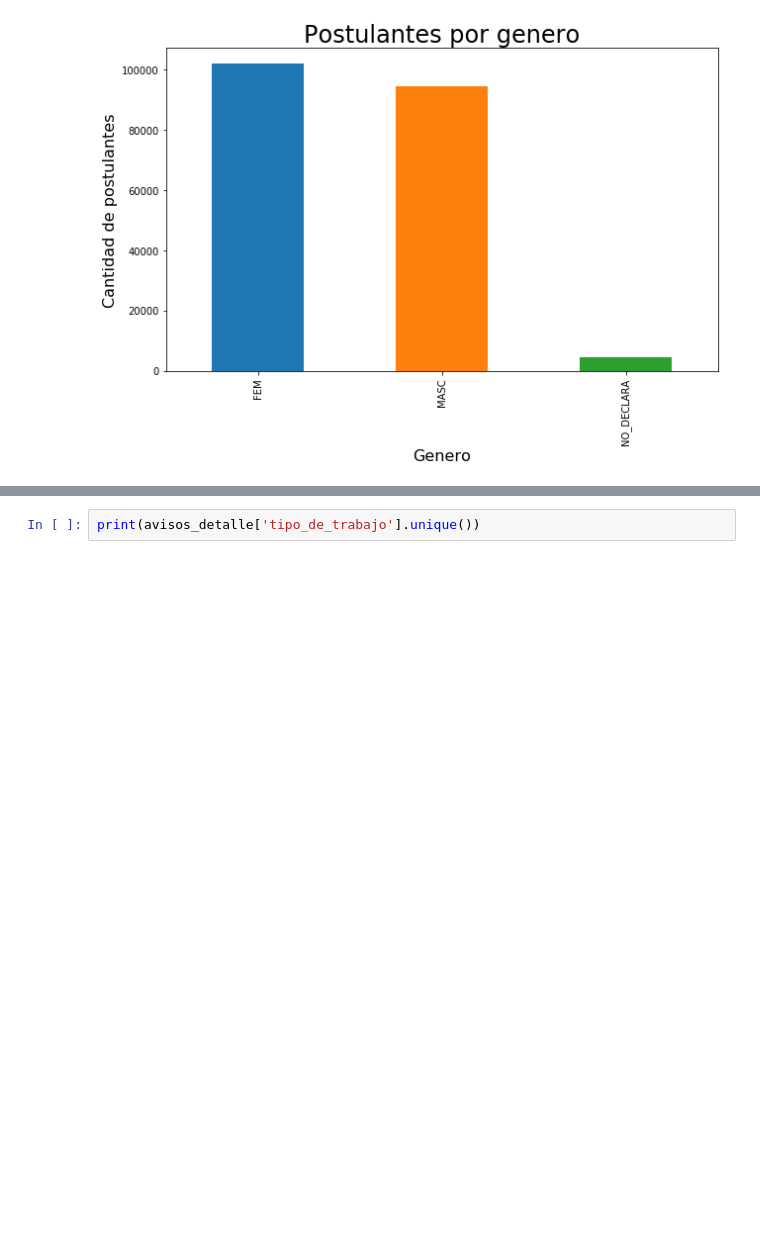
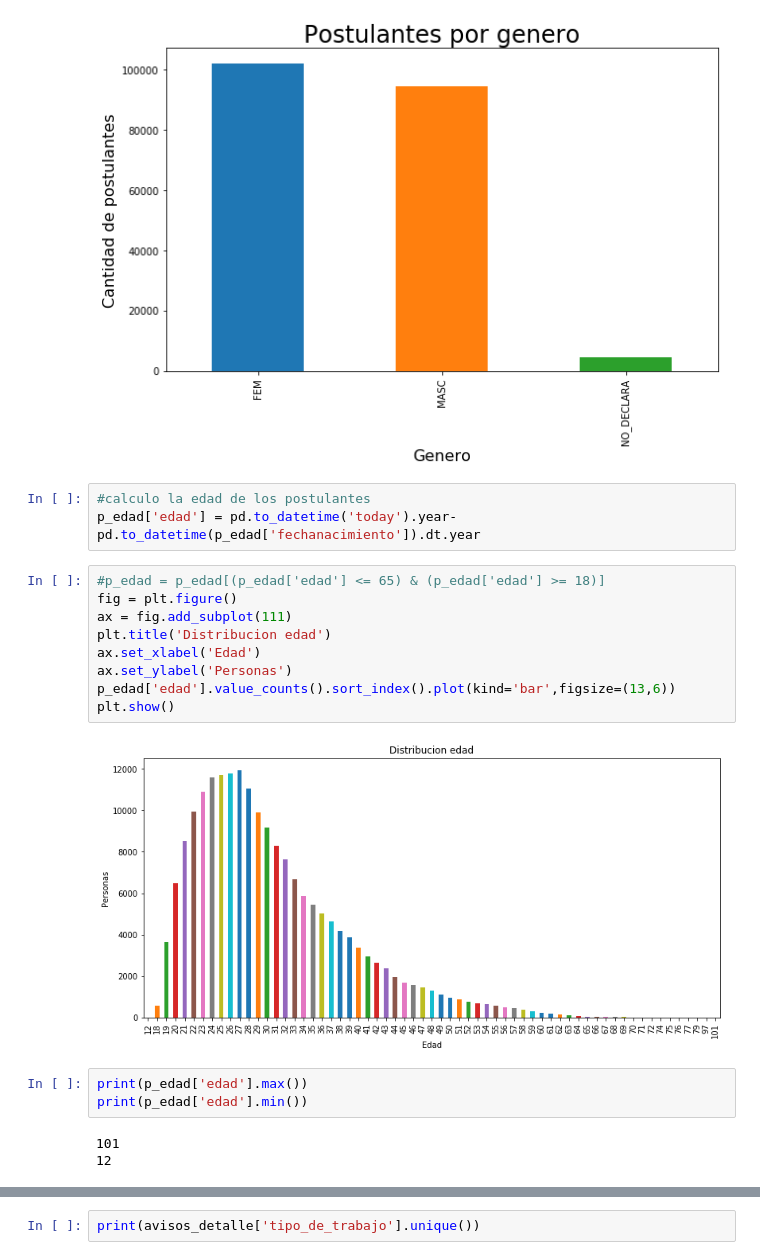
Before and after one commit to BrigliaAn/TP1-AnalisisExploratorio-ZonaJobs, a Jupyter notebook: Tp1-completo.ipynb, the cells around one changed output, grey strips where cells are left out. Cells and saved outputs as stored; diff of their text form; blank space fills up the shorter version.

```diff
--- a/Tp1-completo.ipynb
+++ b/Tp1-completo.ipynb
@@ -532,3 +532,23 @@ ax.set_xlabel('Genero', fontsize= 16)
 ax.set_ylabel('Cantidad de postulantes', fontsize= 16);
 # %% [output]
 [figure]
+# %%
+#calculo la edad de los postulantes
+p_edad['edad'] = pd.to_datetime('today').year-pd.to_datetime(p_edad['fechanacimiento']).dt.year
+# %%
+#p_edad = p_edad[(p_edad['edad'] <= 65) & (p_edad['edad'] >= 18)]
+fig = plt.figure()
+ax = fig.add_subplot(111)
+plt.title('Distribucion edad')
+ax.set_xlabel('Edad')
+ax.set_ylabel('Personas')
+p_edad['edad'].value_counts().sort_index().plot(kind='bar',figsize=(13,6))
+plt.show()
+# %% [output]
+[figure, added]
+# %%
+print(p_edad['edad'].max())
+print(p_edad['edad'].min())
+# %% [output]
+101
+12
```
Also changed, not shown: parts of 14 cells of this notebook.
